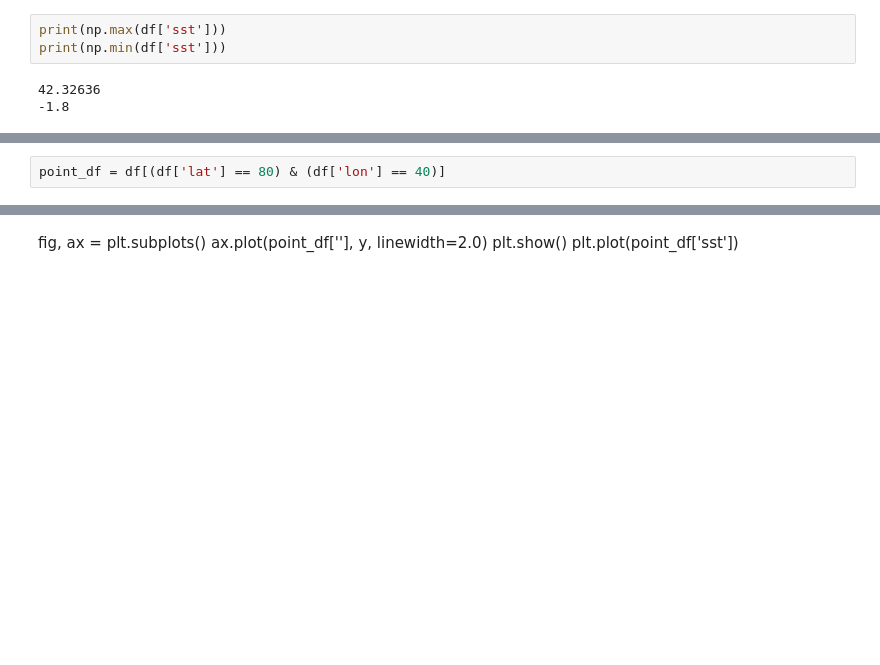
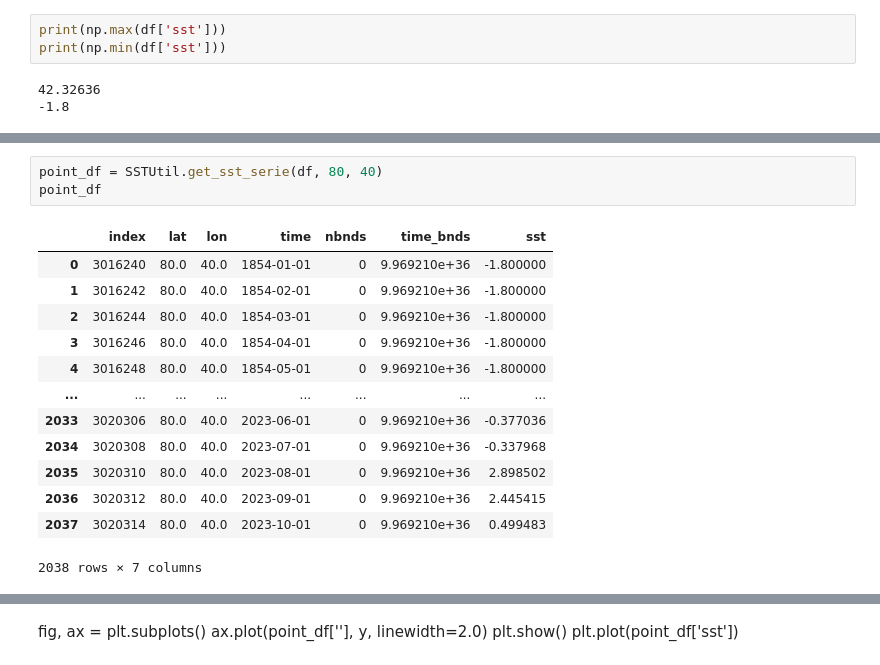
Before and after one commit to matheusvictal/sst-time-series-ml, a Jupyter notebook: sst_data.ipynb, the cells around one changed output, grey strips where cells are left out. Saved outputs shown, nothing was run; the diff lists cells and outputs as text; blank space fills up the shorter version.

```diff
--- a/sst_data.ipynb
+++ b/sst_data.ipynb
@@ -263,2 +253,17 @@ Importing the dtw module. When using in academic works please cite:
 # %%
-point_df = df[(df['lat'] == 80) & (df['lon'] == 40)]
+point_df = SSTUtil.get_sst_serie(df, 80, 40)
+point_df
+# %% [output]
+|  | index | lat | lon | time | nbnds | time_bnds | sst |
+| 0 | 3016240 | 80.0 | 40.0 | 1854-01-01 | 0 | 9.969210e+36 | -1.800000 |
+| 1 | 3016242 | 80.0 | 40.0 | 1854-02-01 | 0 | 9.969210e+36 | -1.800000 |
+| 2 | 3016244 | 80.0 | 40.0 | 1854-03-01 | 0 | 9.969210e+36 | -1.800000 |
+| 3 | 3016246 | 80.0 | 40.0 | 1854-04-01 | 0 | 9.969210e+36 | -1.800000 |
+| 4 | 3016248 | 80.0 | 40.0 | 1854-05-01 | 0 | 9.969210e+36 | -1.800000 |
+| ... | ... | ... | ... | ... | ... | ... | ... |
+| 2033 | 3020306 | 80.0 | 40.0 | 2023-06-01 | 0 | 9.969210e+36 | -0.377036 |
+| 2034 | 3020308 | 80.0 | 40.0 | 2023-07-01 | 0 | 9.969210e+36 | -0.337968 |
+| 2035 | 3020310 | 80.0 | 40.0 | 2023-08-01 | 0 | 9.969210e+36 | 2.898502 |
+| 2036 | 3020312 | 80.0 | 40.0 | 2023-09-01 | 0 | 9.969210e+36 | 2.445415 |
+| 2037 | 3020314 | 80.0 | 40.0 | 2023-10-01 | 0 | 9.969210e+36 | 0.499483 |
+2038 rows × 7 columns
```
Also changed, not shown: parts of 35 cells of this notebook.
